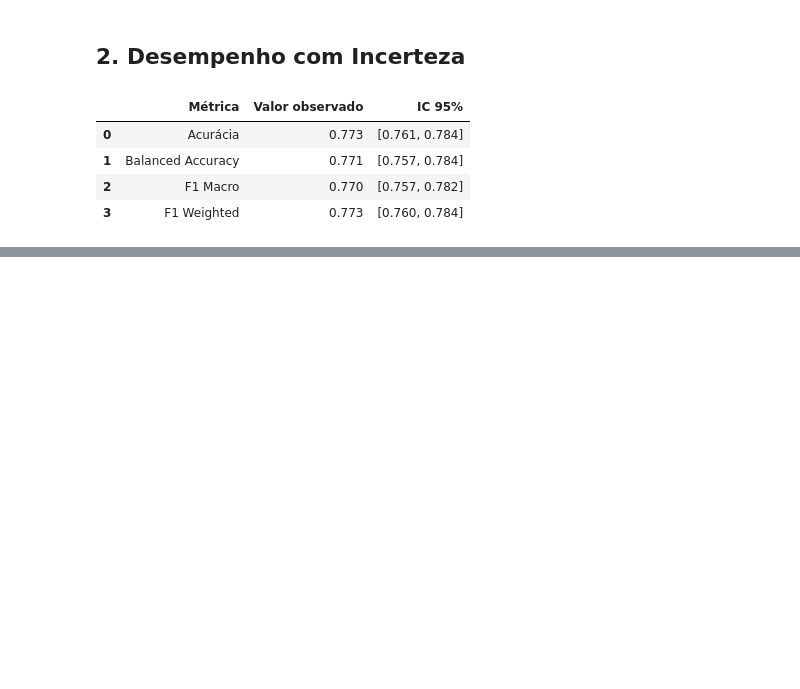
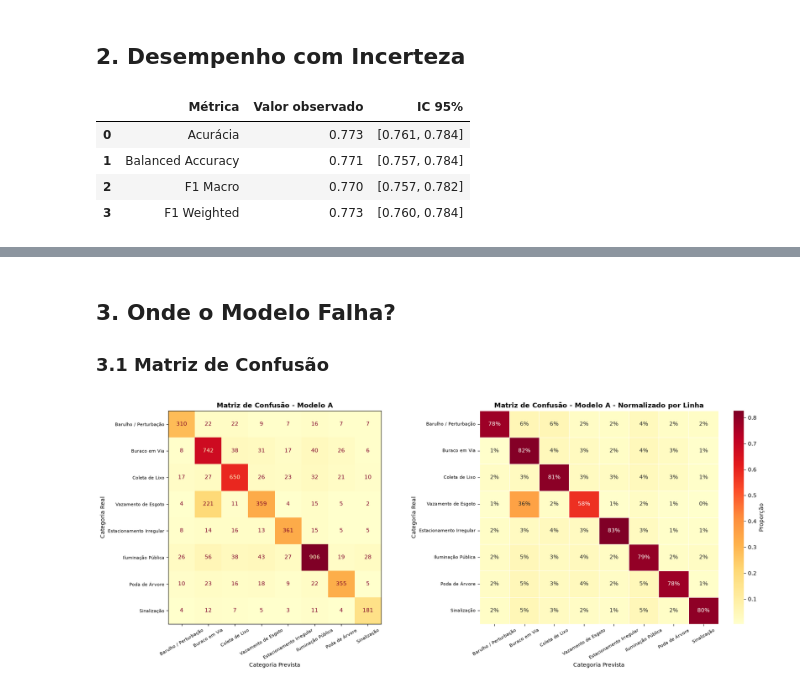
Before and after one commit to Mitysuo/desafio-cientista-dados-junior-ia-pref, a Jupyter notebook: notebooks/02_auditoria_modelo_a.ipynb, the cells around one changed output, grey strips where cells are left out. Drawn from its saved outputs; the diff is of its cells as text; code cells hidden in the pictures; blank space fills up the shorter version.

```diff
--- a/notebooks/02_auditoria_modelo_a.ipynb
+++ b/notebooks/02_auditoria_modelo_a.ipynb
@@ -180,0 +241,35 @@ metrics_by_class_df
+# %% [markdown]
+## 3. Onde o Modelo Falha?
+
+### 3.1 Matriz de Confusão
+# %%
+cm = confusion_matrix(y_true, y_pred, labels=classes)
+cm_norm = cm.astype('float') / cm.sum(axis=1, keepdims=True)
+
+fig, axes = plt.subplots(1, 2, figsize=(18, 7))
+
+# Matriz absoluta
+disp = ConfusionMatrixDisplay(confusion_matrix=cm, display_labels=[cat_map.get(c, c) for c in classes])
+disp.plot(ax=axes[0], cmap='YlOrRd', values_format='d', colorbar=False)
+axes[0].set_title('Matriz de Confusão - Modelo A', fontweight='bold')
+axes[0].set_ylabel('Categoria Real')
+axes[0].set_xlabel('Categoria Prevista')
+axes[0].tick_params(axis='x', rotation=30, labelsize=8)
+axes[0].tick_params(axis='y', labelsize=8)
+
+# Matriz normalizada (por linha = recall)
+sns.heatmap(cm_norm, annot=True, fmt='.0%', cmap='YlOrRd',
+            xticklabels=[cat_map.get(c, c) for c in classes],
+            yticklabels=[cat_map.get(c, c) for c in classes],
+            ax=axes[1], linewidths=0.5, cbar_kws={'label': 'Proporção'})
+axes[1].set_title('Matriz de Confusão - Modelo A - Normalizado por Linha', fontweight='bold')
+axes[1].set_ylabel('Categoria Real')
+axes[1].set_xlabel('Categoria Prevista')
+axes[1].tick_params(axis='x', rotation=30, labelsize=8)
+axes[1].tick_params(axis='y', labelsize=8)
+
+plt.tight_layout()
+plt.savefig(FIGURES_PATH / 'matriz_confusao_A.png', bbox_inches='tight', dpi=150)
+plt.show()
+# %% [output]
+[figure, added]
```
Also changed, not shown: parts of 8 cells of this notebook.
